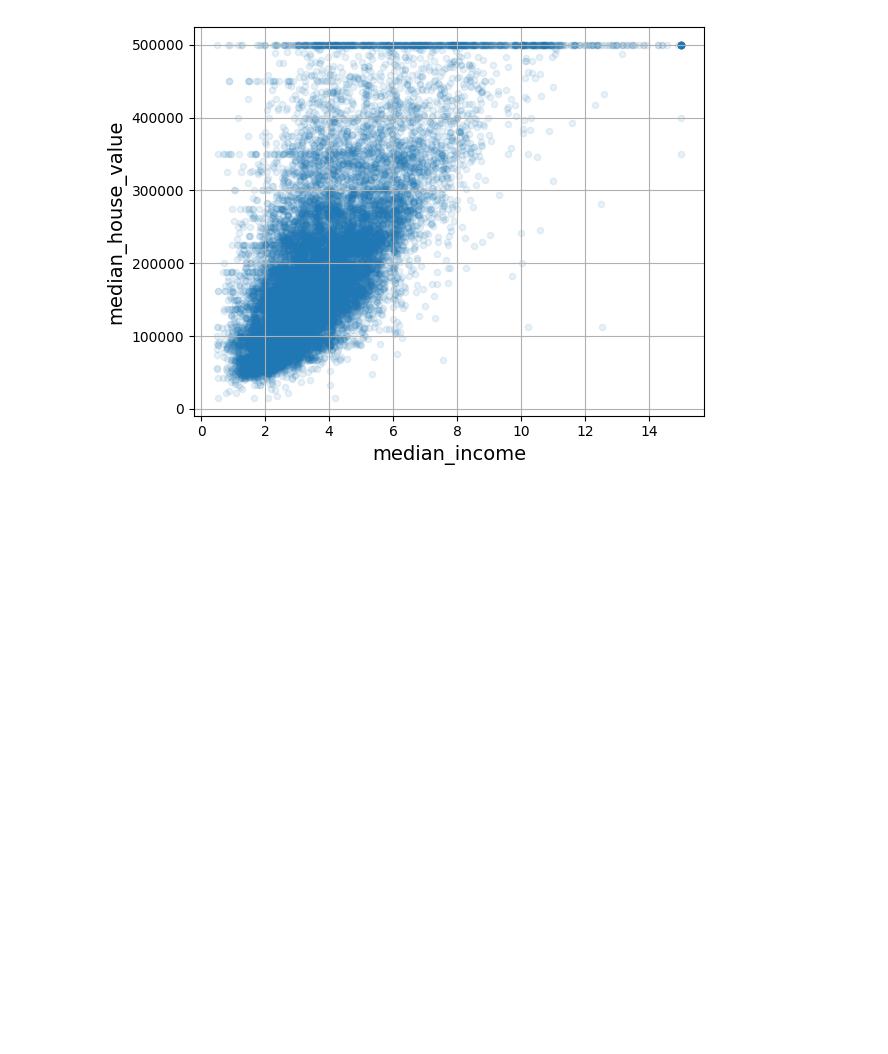
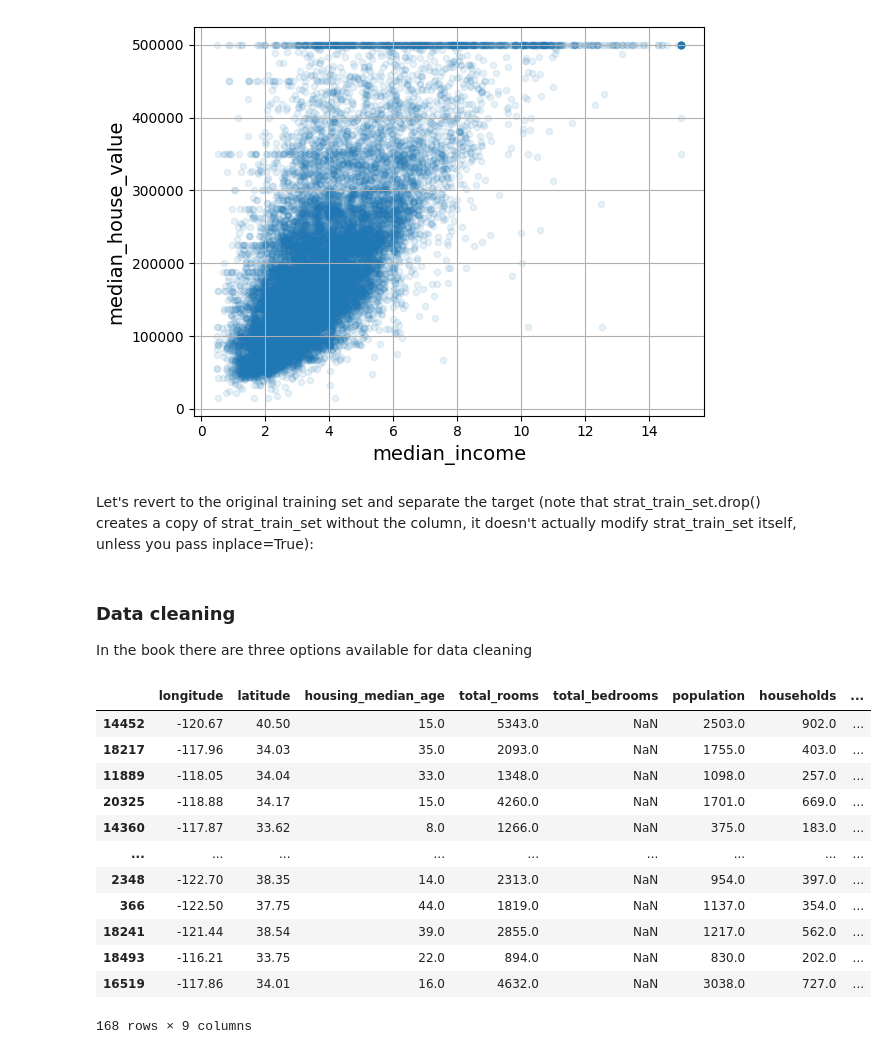
Before and after one commit to khalidkhankakar/Hands-on-Machine-Learning, a Jupyter notebook: chapter_2/01.ipynb, the cells around one changed output. Saved outputs shown, nothing was run; the diff lists cells and outputs as text; code cells hidden in the pictures; blank space fills up the shorter version.

Commit message:
cleaning the dataset and learning the stratgies

```diff
--- a/chapter_2/01.ipynb
+++ b/chapter_2/01.ipynb
@@ -420,3 +419,12 @@ save_fig("income_vs_house_value_scatterplot")  # extra code
 plt.show()
 # %% [output]
 [figure]
+# %% [markdown]
+Let's revert to the original training set and separate the target (note that strat_train_set.drop() creates a copy of strat_train_set without the column, it doesn't actually modify strat_train_set itself, unless you pass inplace=True):
+# %%
+housing = strat_train_set.drop("median_house_value", axis=1)
+housing_labels = strat_train_set["median_house_value"].copy()
+# %% [markdown]
+### Data cleaning
+
+In the book there are three options available for data cleaning
@@ -422,0 +445,17 @@ plt.show()
+# %%
+null_rows_idx = housing.isnull().any(axis=1)
+housing.loc[null_rows_idx]
+# %% [output]
+|  | longitude | latitude | housing_median_age | total_rooms | total_bedrooms | population | households | ... |
+| 14452 | -120.67 | 40.50 | 15.0 | 5343.0 | NaN | 2503.0 | 902.0 | ... |
+| 18217 | -117.96 | 34.03 | 35.0 | 2093.0 | NaN | 1755.0 | 403.0 | ... |
+| 11889 | -118.05 | 34.04 | 33.0 | 1348.0 | NaN | 1098.0 | 257.0 | ... |
+| 20325 | -118.88 | 34.17 | 15.0 | 4260.0 | NaN | 1701.0 | 669.0 | ... |
+| 14360 | -117.87 | 33.62 | 8.0 | 1266.0 | NaN | 375.0 | 183.0 | ... |
+| ... | ... | ... | ... | ... | ... | ... | ... | ... |
+| 2348 | -122.70 | 38.35 | 14.0 | 2313.0 | NaN | 954.0 | 397.0 | ... |
+| 366 | -122.50 | 37.75 | 44.0 | 1819.0 | NaN | 1137.0 | 354.0 | ... |
+| 18241 | -121.44 | 38.54 | 39.0 | 2855.0 | NaN | 1217.0 | 562.0 | ... |
+| 18493 | -116.21 | 33.75 | 22.0 | 894.0 | NaN | 830.0 | 202.0 | ... |
+| 16519 | -117.86 | 34.01 | 16.0 | 4632.0 | NaN | 3038.0 | 727.0 | ... |
+168 rows × 9 columns
```
Also changed, not shown: parts of 12 cells of this notebook.
